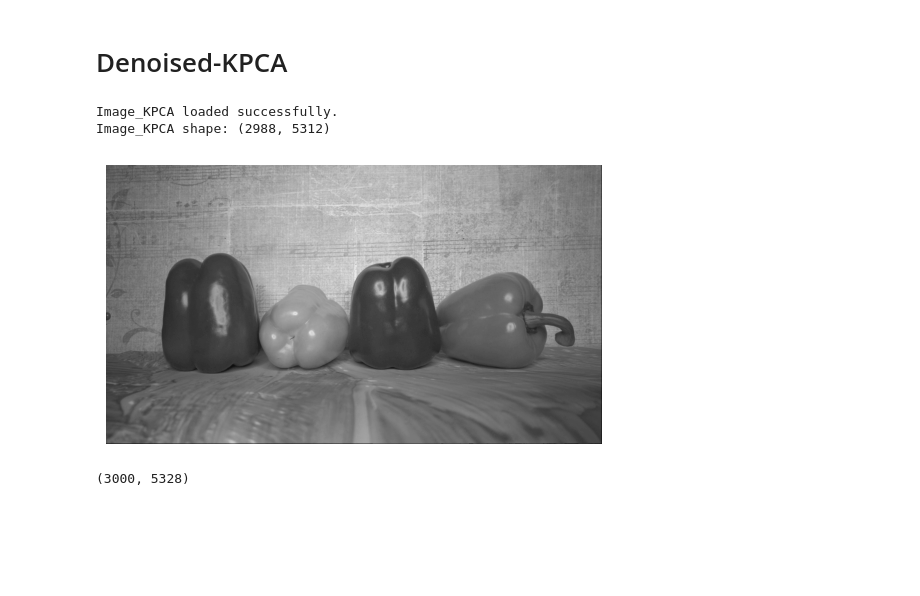
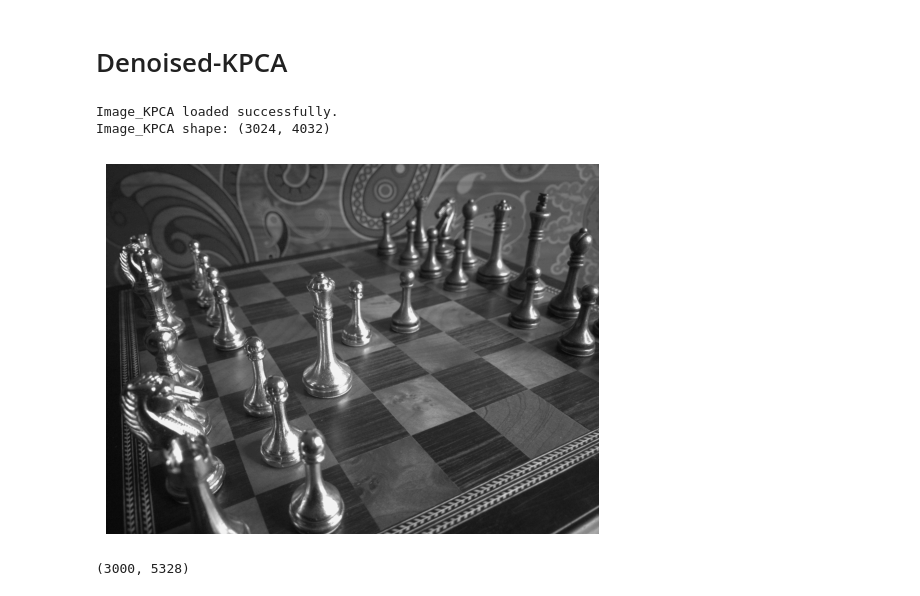
Before and after one commit to biswajit-github-2022/RKMVERI_2ND, a Jupyter notebook: class/ML/ML_project/work/MSE.ipynb, the cells around one changed output. Saved outputs shown, nothing was run; the diff lists cells and outputs as text; code cells hidden in the pictures; blank space fills up the shorter version.

```diff
--- a/class/ML/ML_project/work/MSE.ipynb
+++ b/class/ML/ML_project/work/MSE.ipynb
@@ -126,26 +126,26 @@ image_PCA.shape
 # %%
 # Define the path to the image file
 # image_path = f'/home/biswajitrana/Downloads/Data/Output_Data/KPCA/{img_name}.jpg'  # Change the file path accordingly
-image_path = f'/home/biswajitrana/Downloads/Data/OUTPUT/KPCA/0098_NOISY_SRGB_010_coloured_inc.jpg'  # Change the file path accordingly
+image_path = f'/home/biswajitrana/Downloads/Data/OUTPUT/KPCA/0088_NOISY_SRGB_010_coloured_corrected.jpg'  # Change the file path accordingly
 
 # Read the image in grayscale
 image_KPCA = cv2.imread(image_path, cv2.IMREAD_GRAYSCALE)
 
 # Check if the image was successfully loaded
 if image_KPCA is not None:
     print("Image_KPCA loaded successfully.")
     print("Image_KPCA shape:", image_KPCA.shape)
 
     # Display the image
     plt.imshow(image_KPCA, cmap='gray')
     plt.axis('off')  # Hide axis
     plt.show()
 else:
     print("Failed to load the image_KPCA.")
 # %% [output]
 Image_KPCA loaded successfully.
-Image_KPCA shape: (2988, 5312)
+Image_KPCA shape: (3024, 4032)
-[figure, old version]
+[figure, new version]
 # %%
 image_KPCA.shape
 # %% [output]
```
Also changed, not shown: parts of 6 cells of this notebook, 2 other files.
